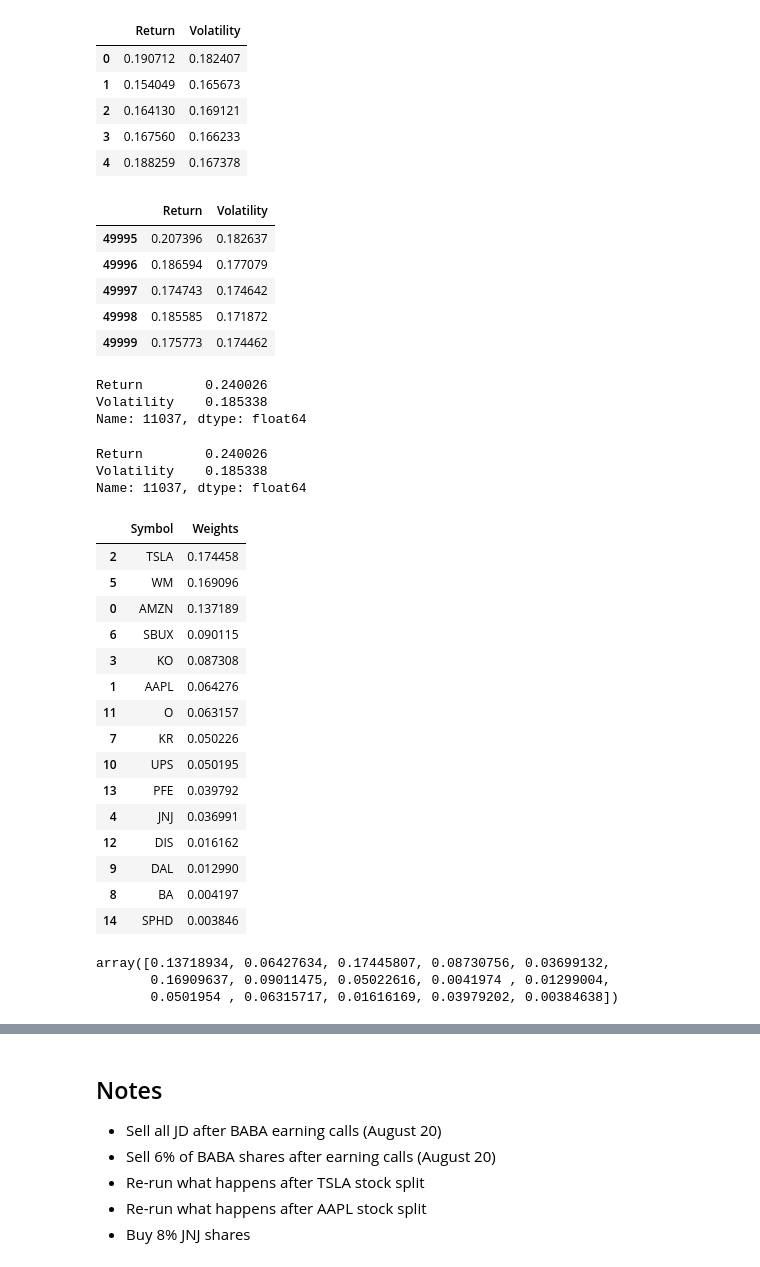
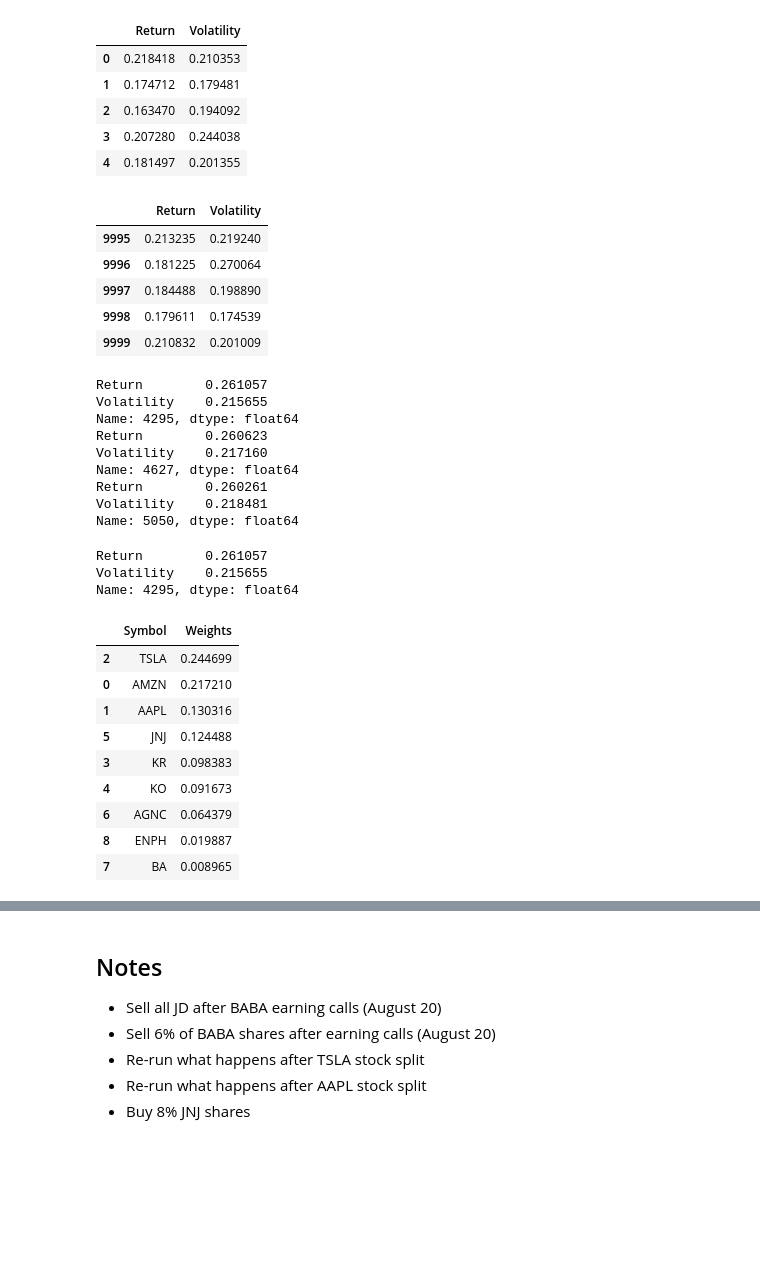
Before and after one commit to jpaguirre15/robinhood-portfolio-analysis, a Jupyter notebook: Individual Stocks.ipynb, the cells around one changed output, grey strips where cells are left out. Saved outputs shown, nothing was run; the diff lists cells and outputs as text; code cells hidden in the pictures; blank space fills up the shorter version.

```diff
--- a/Individual Stocks.ipynb
+++ b/Individual Stocks.ipynb
@@ -14,7 +11,7 @@ from pandas_datareader import data as wb
 %matplotlib inline
 # %%
 # Collect historical prices by Yahoo! Finance est. 2000
-tickers = ['AMZN','AAPL', 'TSLA','KO', 'JNJ', 'WM', 'SBUX', 'KR', 'BA', 'DAL', 'UPS', 'O', 'DIS', 'PFE', 'SPHD']
+tickers = ['AMZN','AAPL', 'TSLA', 'KR', 'KO', 'JNJ', 'AGNC', 'BA','ENPH']
 start_date = '2000-01-01'
 historical_data = pd.DataFrame()
 for t in tickers:
@@ -280,7 +228,7 @@ pflio_ret = []
 pflio_vol = []
 pflio_wei = []
 
-for x in range(50000):
+for x in range(10000):
     weights = np.random.random(no_assets)
     weights /= np.sum(weights)
 
@@ -306,69 +254,63 @@ pflio_scenarios.head()
 #pflio_scenarios['Return']
 # %% [output]
 |  | Return | Volatility |
-| 0 | 0.190712 | 0.182407 |
-| 1 | 0.154049 | 0.165673 |
-| 2 | 0.164130 | 0.169121 |
-| 3 | 0.167560 | 0.166233 |
-| 4 | 0.188259 | 0.167378 |
+| 0 | 0.218418 | 0.210353 |
+| 1 | 0.174712 | 0.179481 |
+| 2 | 0.163470 | 0.194092 |
+| 3 | 0.207280 | 0.244038 |
+| 4 | 0.181497 | 0.201355 |
 # %%
 pflio_scenarios.tail()
 # %% [output]
 |  | Return | Volatility |
-| 49995 | 0.207396 | 0.182637 |
-| 49996 | 0.186594 | 0.177079 |
-| 49997 | 0.174743 | 0.174642 |
-| 49998 | 0.185585 | 0.171872 |
-| 49999 | 0.175773 | 0.174462 |
+| 9995 | 0.213235 | 0.219240 |
+| 9996 | 0.181225 | 0.270064 |
+| 9997 | 0.184488 | 0.198890 |
+| 9998 | 0.179611 | 0.174539 |
+| 9999 | 0.210832 | 0.201009 |
 # %%
-for i in range(50000):
-    if pflio_scenarios['Return'][i] >= 0.24 and pflio_scenarios['Volatility'][i] <= 0.19:
+for i in range(10000):
+    if pflio_scenarios['Return'][i] >= 0.26 and pflio_scenarios['Volatility'][i] <= 0.22:
         print(pflio_scenarios.iloc[i])
 # %% [output]
-Return        0.240026
-Volatility    0.185338
-Name: 11037, dtype: float64
+Return        0.261057
+Volatility    0.215655
+Name: 4295, dtype: float64
+Return        0.260623
+Volatility    0.217160
+Name: 4627, dtype: float64
+Return        0.260261
+Volatility    0.218481
+Name: 5050, dtype: float64
 # %%
-index = 11037
+index = 4295
 pfolio_wei2 = []
 tickers2 = []
 tickers2 = np.array(tickers)
 pflio_wei2 = pflio_wei[index]
 
 print(pflio_scenarios.iloc[index])
 tickers_df = pd.DataFrame({'Symbol':tickers})
 
 weights_df = pd.DataFrame({'Weights': pflio_wei2})
 ideal_portfolio = pd.concat([tickers_df, weights_df], axis=1)
 ideal_portfolio = ideal_portfolio.sort_values('Weights', ascending=False)
 ideal_portfolio
 # %% [output]
-Return        0.240026
-Volatility    0.185338
-Name: 11037, dtype: float64
+Return        0.261057
+Volatility    0.215655
+Name: 4295, dtype: float64
 |  | Symbol | Weights |
-| 2 | TSLA | 0.174458 |
-| 5 | WM | 0.169096 |
-| 0 | AMZN | 0.137189 |
-| 6 | SBUX | 0.090115 |
-| 3 | KO | 0.087308 |
-| 1 | AAPL | 0.064276 |
-| 11 | O | 0.063157 |
-| 7 | KR | 0.050226 |
-| 10 | UPS | 0.050195 |
-| 13 | PFE | 0.039792 |
-| 4 | JNJ | 0.036991 |
-| 12 | DIS | 0.016162 |
-| 9 | DAL | 0.012990 |
-| 8 | BA | 0.004197 |
-| 14 | SPHD | 0.003846 |
+| 2 | TSLA | 0.244699 |
+| 0 | AMZN | 0.217210 |
+| 1 | AAPL | 0.130316 |
+| 5 | JNJ | 0.124488 |
+| 3 | KR | 0.098383 |
+| 4 | KO | 0.091673 |
+| 6 | AGNC | 0.064379 |
+| 8 | ENPH | 0.019887 |
+| 7 | BA | 0.008965 |
 # %%
 # Calculate Weighted Returns
 weights = np.array([pflio_wei2])
 weighted_returns = ( weights * returns)
-# %%
-pflio_wei2
-# %% [output]
-array([0.13718934, 0.06427634, 0.17445807, 0.08730756, 0.03699132,
-       0.16909637, 0.09011475, 0.05022616, 0.0041974 , 0.01299004,
-       0.0501954 , 0.06315717, 0.01616169, 0.03979202, 0.00384638])
```
Also changed, not shown: parts of 22 cells of this notebook, 6 other files.
